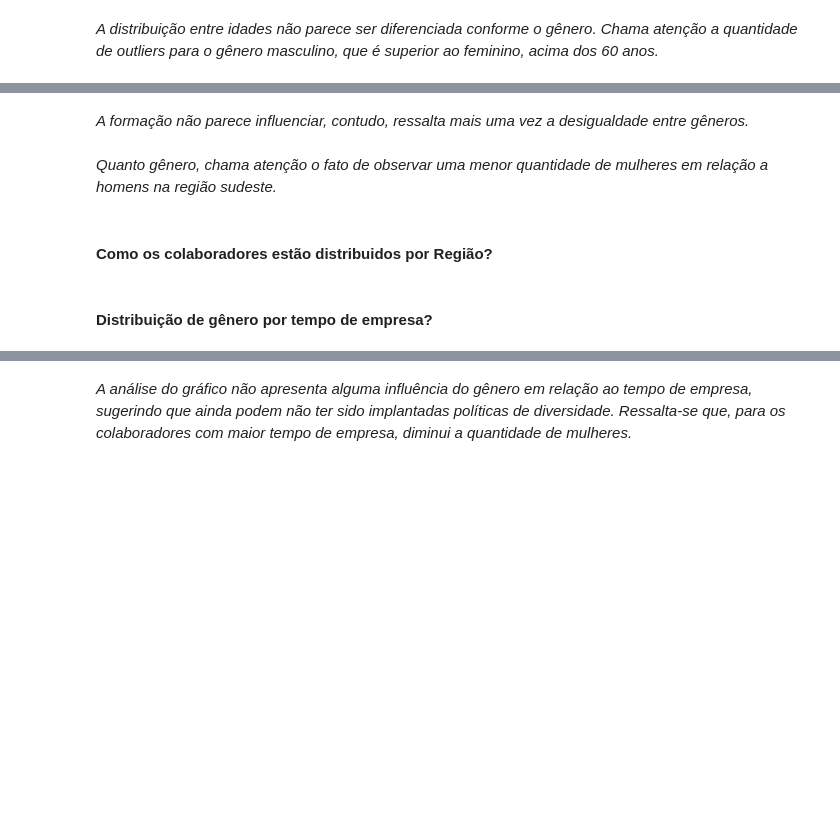
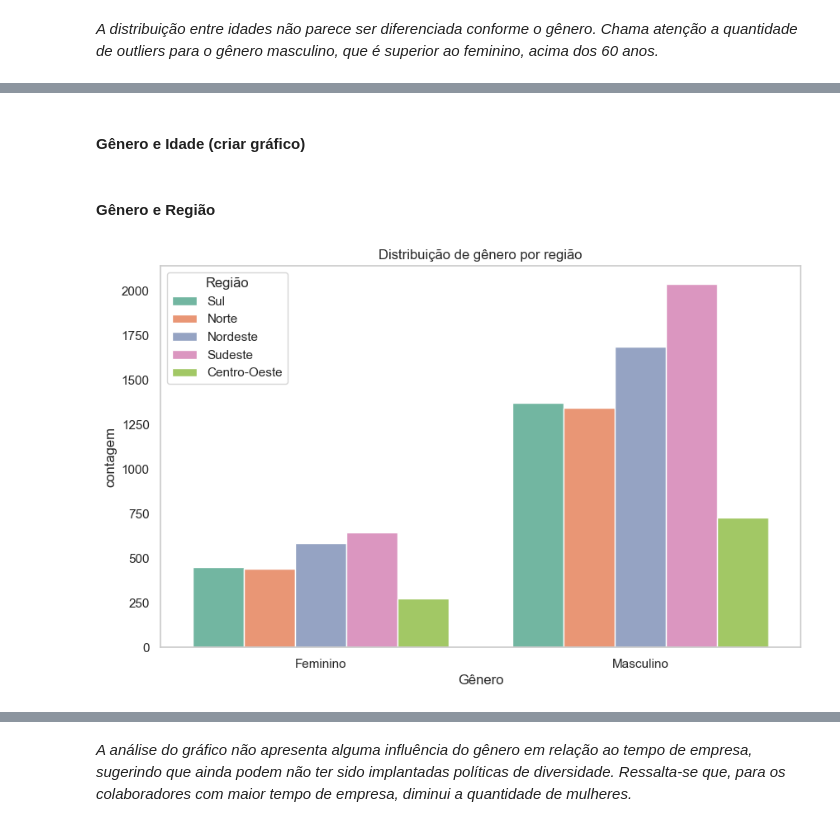
Before and after one commit to tiagotff/Hackathon_AdaHack_2024_Corp_Solutions, a Jupyter notebook: Projeto-AdaHack.ipynb, the cells around one changed output, grey strips where cells are left out. Drawn from its saved outputs; the diff is of its cells as text; code cells hidden in the pictures; blank space fills up the shorter version.

```diff
--- a/Projeto-AdaHack.ipynb
+++ b/Projeto-AdaHack.ipynb
@@ -203 +448,25 @@ df.info()
+# %%
+# Na coluna 'Idade':
+
+Q1_idade = np.percentile(df['Idade'], 25)
+Q3_idade = np.percentile(df['Idade'], 75)
+
+IQR_idade = Q3_idade - Q1_idade
+
+idade_minima = Q1_idade - 1.5 * IQR_idade
+idade_maxima = Q3_idade + 1.5 * IQR_idade
+
+df = df[(df['Idade'] >= idade_minima) & (df['Idade'] <= idade_maxima)]
+# %%
+# Na coluna 'Tempo de casa':
+
+Q1_tempo = np.percentile(df['Tempo de casa'], 25)
+Q3_tempo = np.percentile(df['Tempo de casa'], 75)
+
+IQR_temp = Q3_tempo - Q1_tempo
+
+tempo_minima = Q1_tempo - 1.5 * IQR_tempo
+tempo_maxima = Q3_tempo + 1.5 * IQR_tempo
+
+df = df[(df['Tempo de casa'] >= tempo_minima) & (df['Tempo de casa'] <= tempo_maxima)]
 # %% [markdown]
@@ -473,18 +807,17 @@ plt.show()
-# %% [markdown]
-_A formação não parece influenciar, contudo, ressalta mais uma vez a desigualdade entre gêneros._
-# %% [markdown]
-_Quanto gênero, chama atenção o fato de observar uma menor quantidade de mulheres em relação a homens na região sudeste._
-# %% [markdown]
-#### Como os colaboradores estão distribuidos por Região?
+# %% [markdown]
+#### Gênero e Idade (criar gráfico)
+# %% [markdown]
+#### Gênero e Região
 # %%
-plt.figure(figsize=(10, 6))  # Adjust the figure size if needed
+plt.figure(figsize=(10, 6))
 sns.countplot(x='Gênero', hue='Região', data=df, palette='Set2')
 plt.title('Distribuição de gênero por região')
 plt.xlabel('Gênero')
 plt.ylabel('contagem')
 plt.legend(title='Região')
-plt.xticks(rotation=45)  # Rotate x-axis labels for better visibility
+plt.xticks(rotation=0)
 plt.grid(axis='y')
+
 plt.show()
+# %% [output]
+[figure, added]
-# %% [markdown]
-#### Distribuição de gênero por tempo de empresa?
```
Also changed, not shown: parts of 100 cells of this notebook.
